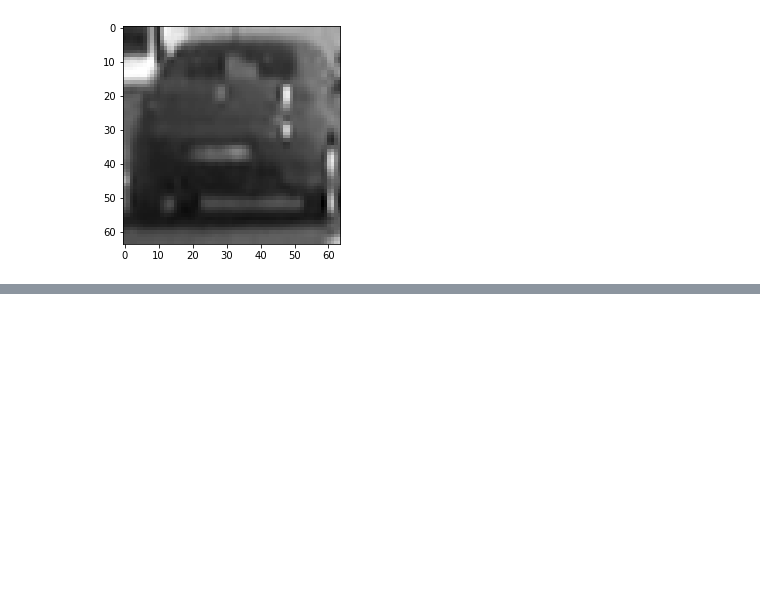
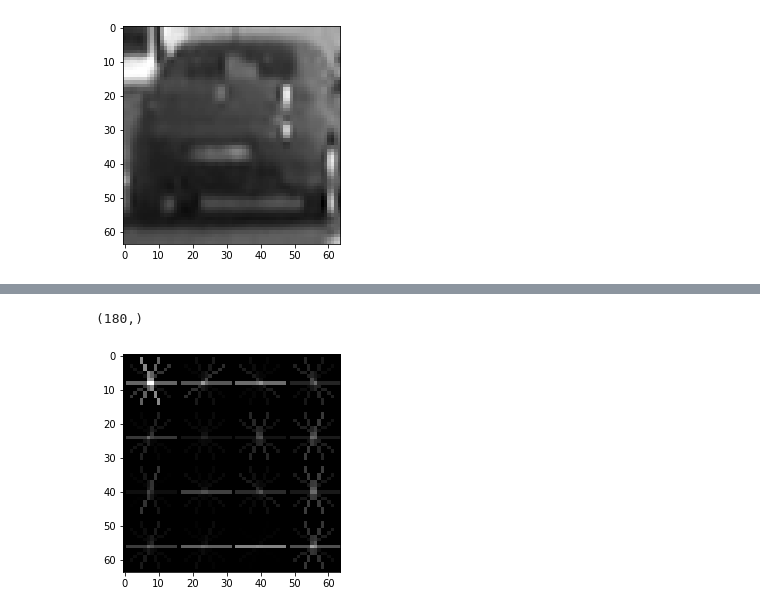
Before and after one commit to lidija9/ML-project, a Jupyter notebook: sveska_1.ipynb, the cells around one changed output, grey strips where cells are left out. Drawn from its saved outputs; the diff is of its cells as text; code cells hidden in the pictures; blank space fills up the shorter version.

```diff
--- a/sveska_1.ipynb
+++ b/sveska_1.ipynb
@@ -63,0 +93,14 @@ plt.show()
+# %%
+features, hog_image = hog(image_gray,
+                          orientations = 5, # koliko uglova zelimo da imamo
+                          pixels_per_cell = (16, 16), # dimenzije celije
+                          cells_per_block = (2, 2),
+                          transform_sqrt = False,
+                          visualize = True,
+                          feature_vector = True)
+print(features.shape)
+plt.imshow(hog_image, cmap='gray')
+plt.show()
+# %% [output]
+(180,)
+[figure, added]
```
Also changed, not shown: parts of 43 cells of this notebook, 2 other files.
